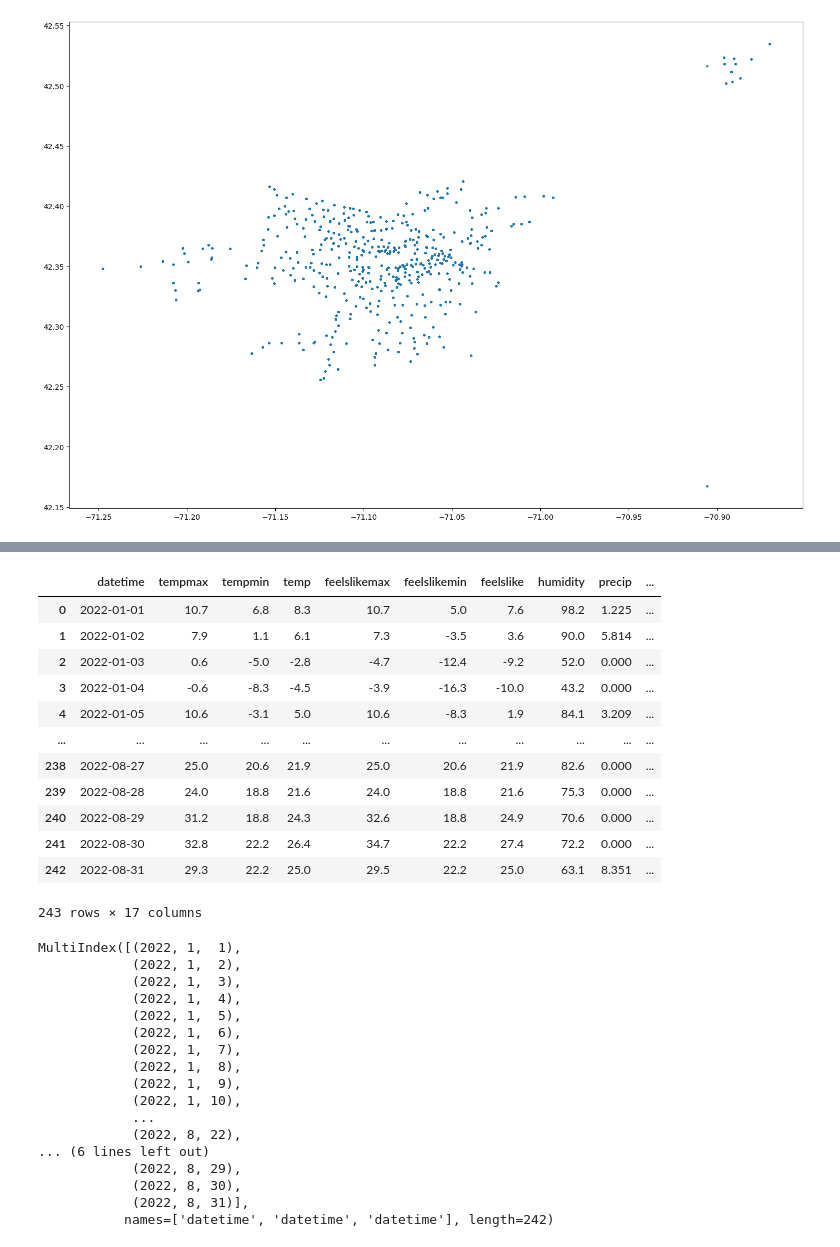
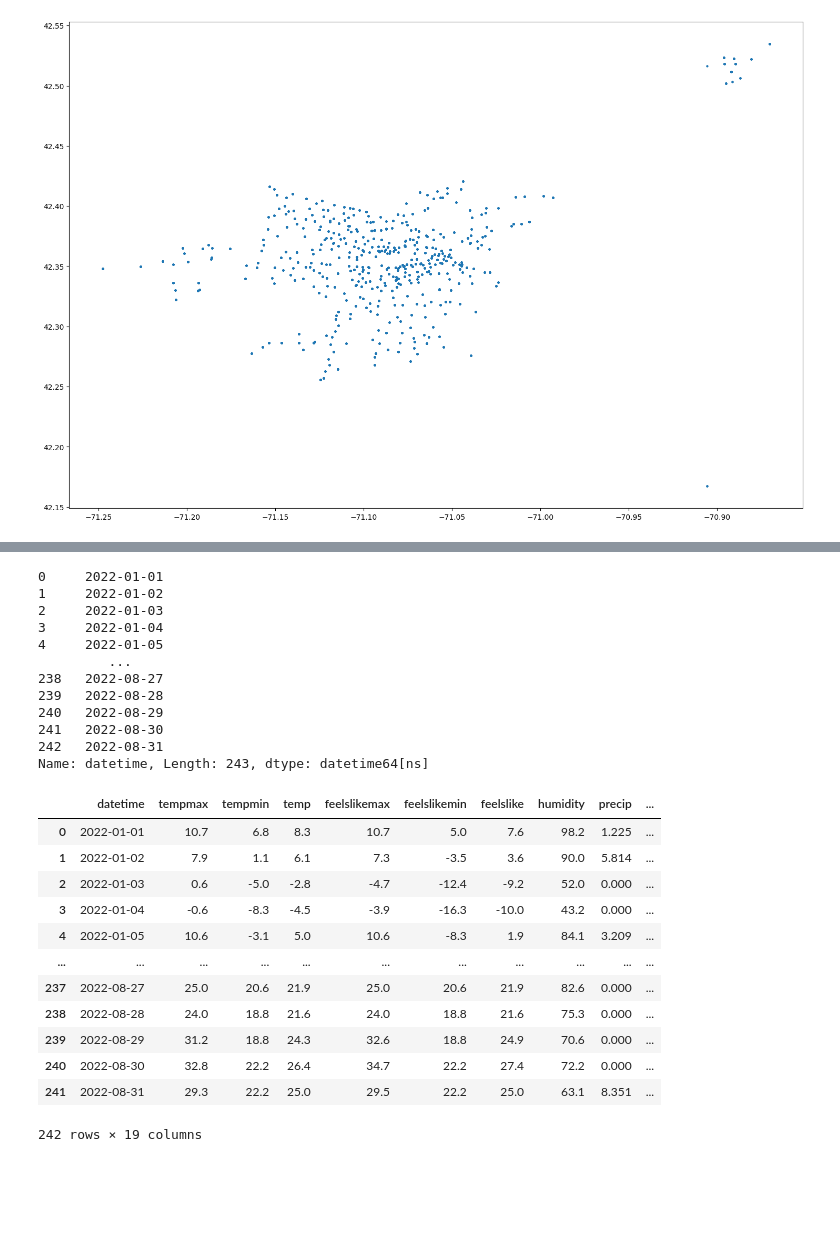
Before and after one commit to ivans14/BA_proj, a Jupyter notebook: Exploratory.ipynb, the cells around one changed output, grey strips where cells are left out. Drawn from its saved outputs; the diff is of its cells as text; code cells hidden in the pictures; blank space fills up the shorter version.

```diff
--- a/Exploratory.ipynb
+++ b/Exploratory.ipynb
@@ -244,38 +230,49 @@ data_merge
 # %%
-data_w
+data_w['datetime']
 # %% [output]
-|  | datetime | tempmax | tempmin | temp | feelslikemax | feelslikemin | feelslike | humidity | precip | ... |
-| 0 | 2022-01-01 | 10.7 | 6.8 | 8.3 | 10.7 | 5.0 | 7.6 | 98.2 | 1.225 | ... |
-| 1 | 2022-01-02 | 7.9 | 1.1 | 6.1 | 7.3 | -3.5 | 3.6 | 90.0 | 5.814 | ... |
-| 2 | 2022-01-03 | 0.6 | -5.0 | -2.8 | -4.7 | -12.4 | -9.2 | 52.0 | 0.000 | ... |
-| 3 | 2022-01-04 | -0.6 | -8.3 | -4.5 | -3.9 | -16.3 | -10.0 | 43.2 | 0.000 | ... |
-| 4 | 2022-01-05 | 10.6 | -3.1 | 5.0 | 10.6 | -8.3 | 1.9 | 84.1 | 3.209 | ... |
-| ... | ... | ... | ... | ... | ... | ... | ... | ... | ... | ... |
-| 238 | 2022-08-27 | 25.0 | 20.6 | 21.9 | 25.0 | 20.6 | 21.9 | 82.6 | 0.000 | ... |
-| 239 | 2022-08-28 | 24.0 | 18.8 | 21.6 | 24.0 | 18.8 | 21.6 | 75.3 | 0.000 | ... |
-| 240 | 2022-08-29 | 31.2 | 18.8 | 24.3 | 32.6 | 18.8 | 24.9 | 70.6 | 0.000 | ... |
-| 241 | 2022-08-30 | 32.8 | 22.2 | 26.4 | 34.7 | 22.2 | 27.4 | 72.2 | 0.000 | ... |
-| 242 | 2022-08-31 | 29.3 | 22.2 | 25.0 | 29.5 | 22.2 | 25.0 | 63.1 | 8.351 | ... |
-243 rows × 17 columns
+0     2022-01-01
+1     2022-01-02
+2     2022-01-03
+3     2022-01-04
+4     2022-01-05
+         ...
+238   2022-08-27
+239   2022-08-28
+240   2022-08-29
+241   2022-08-30
+242   2022-08-31
+Name: datetime, Length: 243, dtype: datetime64[ns]
 # %%
+from datetime import date
 group=pd.DataFrame(data_merge.groupby([data_merge['datetime'].dt.year,data_merge['datetime'].dt.month,data_merge['datetime'].dt.day]).datetime.count())
-group.index
+group
 # data_merge['datetime'].unique()
+group.index[1]
+dic = {}
+for i in range(len(group)):
+    dic[date(*group.index[i])] = group.values[i][0]
+
+
+df = pd.DataFrame(dic, index=[0])
+df = df.T
+df['datetime'] = df.index
+df['datetime'] = pd.to_datetime(df['datetime'])
-# %% [output]
-MultiIndex([(2022, 1,  1),
-            (2022, 1,  2),
-            (2022, 1,  3),
-            (2022, 1,  4),
-            (2022, 1,  5),
-            (2022, 1,  6),
-            (2022, 1,  7),
-            (2022, 1,  8),
-            (2022, 1,  9),
-            (2022, 1, 10),
-            ...
-            (2022, 8, 22),
-... (6 lines left out)
-            (2022, 8, 29),
-            (2022, 8, 30),
-            (2022, 8, 31)],
-           names=['datetime', 'datetime', 'datetime'], length=242)
+# %%
+merge = data_w.merge(df, on='datetime', how='inner')
+merge = merge.rename(columns = {0 : 'pickups'})
+merge['is_Holiday'] = [ 1 if str(merge.iloc[i]['datetime'])[0:10] in nat_hol else 0 for i in range(len(merge))]
+merge
+# %% [output]
+|  | datetime | tempmax | tempmin | temp | feelslikemax | feelslikemin | feelslike | humidity | precip | ... |
+| 0 | 2022-01-01 | 10.7 | 6.8 | 8.3 | 10.7 | 5.0 | 7.6 | 98.2 | 1.225 | ... |
+| 1 | 2022-01-02 | 7.9 | 1.1 | 6.1 | 7.3 | -3.5 | 3.6 | 90.0 | 5.814 | ... |
+| 2 | 2022-01-03 | 0.6 | -5.0 | -2.8 | -4.7 | -12.4 | -9.2 | 52.0 | 0.000 | ... |
+| 3 | 2022-01-04 | -0.6 | -8.3 | -4.5 | -3.9 | -16.3 | -10.0 | 43.2 | 0.000 | ... |
+| 4 | 2022-01-05 | 10.6 | -3.1 | 5.0 | 10.6 | -8.3 | 1.9 | 84.1 | 3.209 | ... |
+| ... | ... | ... | ... | ... | ... | ... | ... | ... | ... | ... |
+| 237 | 2022-08-27 | 25.0 | 20.6 | 21.9 | 25.0 | 20.6 | 21.9 | 82.6 | 0.000 | ... |
+| 238 | 2022-08-28 | 24.0 | 18.8 | 21.6 | 24.0 | 18.8 | 21.6 | 75.3 | 0.000 | ... |
+| 239 | 2022-08-29 | 31.2 | 18.8 | 24.3 | 32.6 | 18.8 | 24.9 | 70.6 | 0.000 | ... |
+| 240 | 2022-08-30 | 32.8 | 22.2 | 26.4 | 34.7 | 22.2 | 27.4 | 72.2 | 0.000 | ... |
+| 241 | 2022-08-31 | 29.3 | 22.2 | 25.0 | 29.5 | 22.2 | 25.0 | 63.1 | 8.351 | ... |
+242 rows × 19 columns
```
Also changed, not shown: parts of 16 cells of this notebook.
